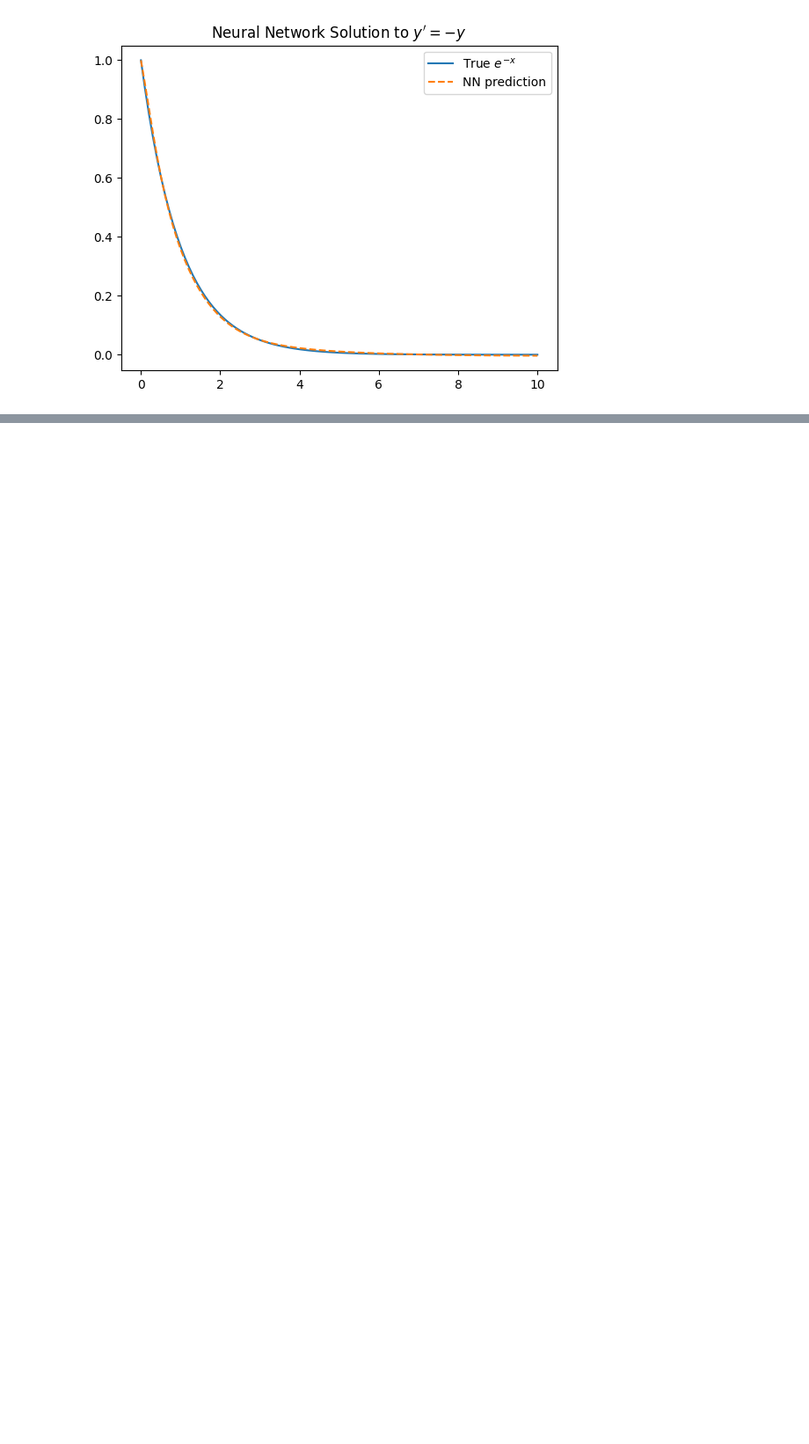
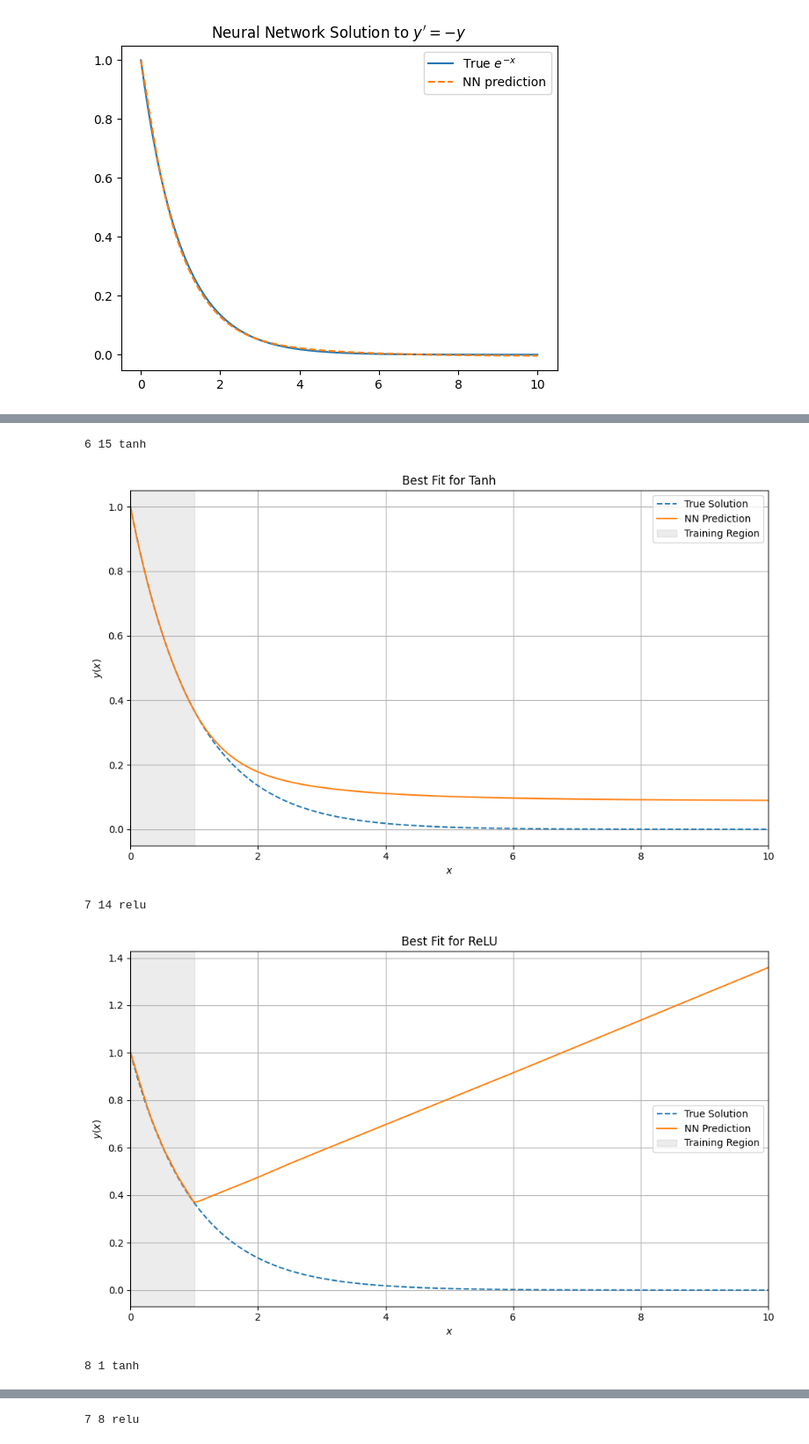
Before and after one commit to intimantripp/NeuralNetworksforPDEs, a Jupyter notebook: 4_DEs_report_IVPs.ipynb, the cells around one changed output, grey strips where cells are left out. Shown: that part at 88% size. Saved outputs shown, nothing was run; the diff lists cells and outputs as text; code cells hidden in the pictures; blank space fills up the shorter version.

```diff
--- a/4_DEs_report_IVPs.ipynb
+++ b/4_DEs_report_IVPs.ipynb
@@ -173,0 +197,60 @@ array([1, 2, 3, 4, 5, 6, 7, 8, 9])
+# %%
+best_configs = {}
+worst_configs = {}
+
+for act in results_df['activation'].unique():
+    df_sub = results_df[results_df['activation'] == act]
+    best_row = df_sub.loc[df_sub['mse'].idxmin()]
+    worst_row = df_sub.loc[df_sub['mse'].idxmax()]
+    best_configs[act] = best_row
+    worst_configs[act] = worst_row
+
+
+def plot_fit(config, title, save_prefix="fit_plot"):
+    layers = int(config['layers'])
+    width = int(config['width'])
+    act = config['activation']
+    print(layers, width, act)
+    model = FeedforwardNN(input_dim=1, output_dim=1,
+                          hidden_layers=layers,
+                          hidden_units=width,
+                          activation=act)
+    train_ivp(model, epochs=2000, lr=1e-2, verbose=False)
+
+    x_test = torch.linspace(0, 10, 1000).view(-1, 1)
+    y_true_vals = torch.exp(-x_test)
+
+    with torch.no_grad():
+        y_pred = model(x_test)
+
+    plt.figure(figsize=(10, 6))
+    plt.plot(x_test.numpy(), y_true_vals.numpy(), "--", label="True Solution")
+    plt.plot(x_test.numpy(), y_pred.numpy(), label="NN Prediction")
+    plt.axvspan(0, 1, color="gray", alpha=0.15, label="Training Region")
+
+    plt.title(title)
+    plt.xlabel("$x$")
+    plt.ylabel("$y(x)$")
+    plt.xlim([0, 10])
+    plt.legend()
+    plt.grid(True)
+    plt.tight_layout()
+
+    # Save with informative filename
+    filename = f"report/graphics/{save_prefix}_{act}_{layers}layers_{width}width.png"
+    plt.savefig(filename, dpi=300, bbox_inches="tight")
+
+    plt.show()
+
+
+
+plot_fit(best_configs["tanh"], "Best Fit for Tanh", save_prefix="best_fit")
+plot_fit(best_configs["relu"], "Best Fit for ReLU", save_prefix="best_fit")
+plot_fit(worst_configs["tanh"], "Worst Fit for Tanh", save_prefix="worst_fit")
+plot_fit(worst_configs["relu"], "Worst Fit for ReLU", save_prefix="worst_fit")
+# %% [output]
+6 15 tanh
+[figure, added]
+7 14 relu
+[figure, added]
+8 1 tanh
@@ -173,0 +258 @@ array([1, 2, 3, 4, 5, 6, 7, 8, 9])
+7 8 relu
```
Also changed, not shown: parts of 14 cells of this notebook, 54 other files.
